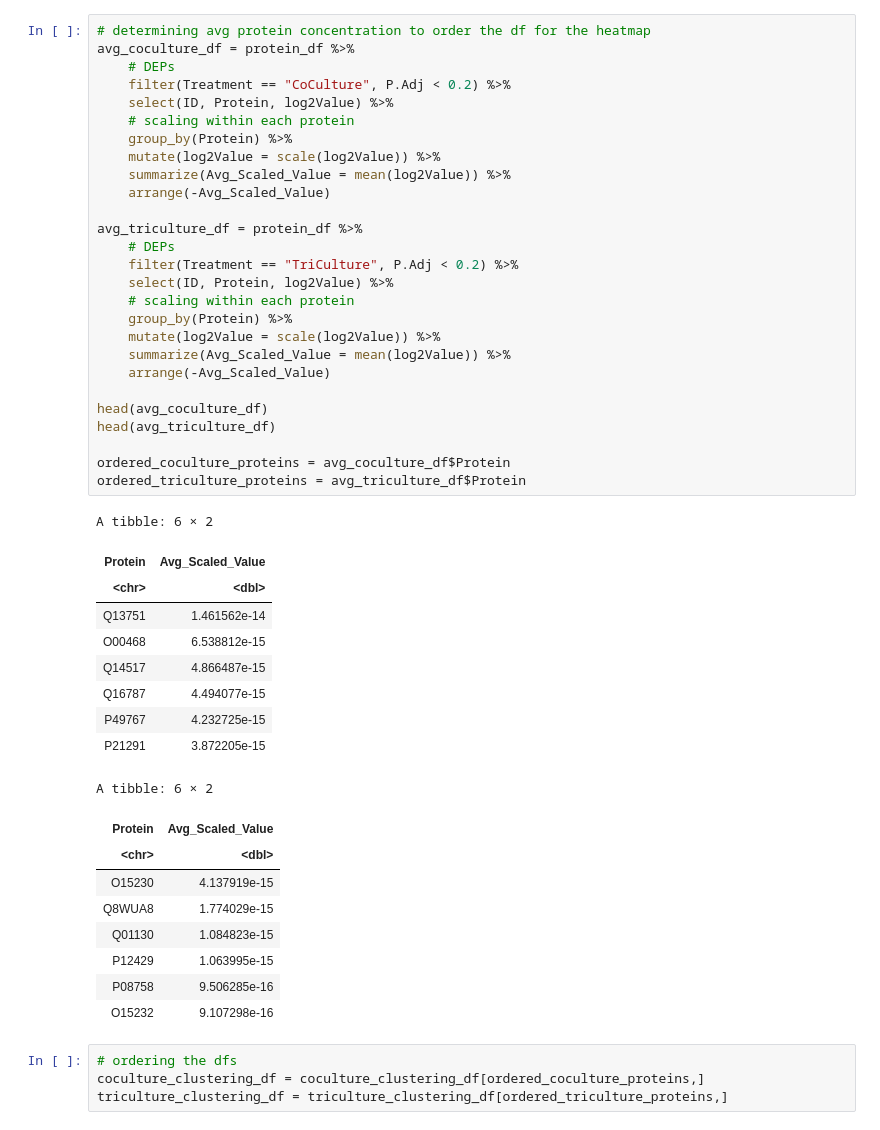
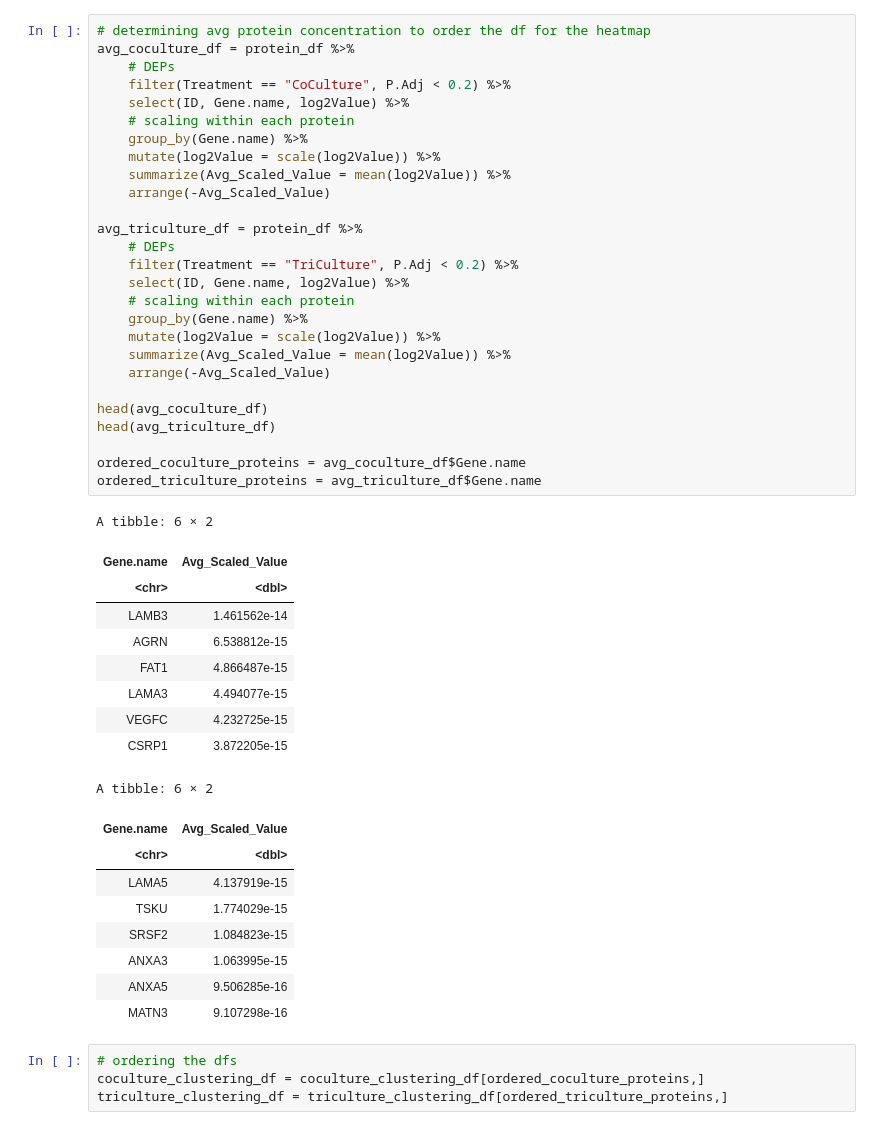
Before and after one commit to alexispayton/Wildfires-and-Extracellular-Vesicles-EVs-Woodsmoke-Alters-EV-Proteomic-Signatures-involved-in-Ext, a Jupyter notebook: 6. Hierarchical Clustering Heatmap/Hierarchical Clustering Heatmap.ipynb, the cells around one changed output. Cells and saved outputs as stored; diff of their text form.

```diff
--- a/6. Hierarchical Clustering Heatmap/Hierarchical Clustering Heatmap.ipynb
+++ b/6. Hierarchical Clustering Heatmap/Hierarchical Clustering Heatmap.ipynb
@@ -85,49 +85,49 @@ A data.frame: 6 × 12
 # %%
 # determining avg protein concentration to order the df for the heatmap
 avg_coculture_df = protein_df %>%
     # DEPs
     filter(Treatment == "CoCulture", P.Adj < 0.2) %>%
-    select(ID, Protein, log2Value) %>%
+    select(ID, Gene.name, log2Value) %>%
     # scaling within each protein
-    group_by(Protein) %>%
+    group_by(Gene.name) %>%
     mutate(log2Value = scale(log2Value)) %>%
     summarize(Avg_Scaled_Value = mean(log2Value)) %>%
     arrange(-Avg_Scaled_Value)
 
 avg_triculture_df = protein_df %>%
     # DEPs
     filter(Treatment == "TriCulture", P.Adj < 0.2) %>%
-    select(ID, Protein, log2Value) %>%
+    select(ID, Gene.name, log2Value) %>%
     # scaling within each protein
-    group_by(Protein) %>%
+    group_by(Gene.name) %>%
     mutate(log2Value = scale(log2Value)) %>%
     summarize(Avg_Scaled_Value = mean(log2Value)) %>%
     arrange(-Avg_Scaled_Value)
 
 head(avg_coculture_df)
 head(avg_triculture_df)
 
-ordered_coculture_proteins = avg_coculture_df$Protein
-ordered_triculture_proteins = avg_triculture_df$Protein
+ordered_coculture_proteins = avg_coculture_df$Gene.name
+ordered_triculture_proteins = avg_triculture_df$Gene.name
 # %% [output]
 A tibble: 6 × 2
-| Protein | Avg_Scaled_Value |
+| Gene.name | Avg_Scaled_Value |
 | <chr> | <dbl> |
-| Q13751 | 1.461562e-14 |
-| O00468 | 6.538812e-15 |
-| Q14517 | 4.866487e-15 |
-| Q16787 | 4.494077e-15 |
-| P49767 | 4.232725e-15 |
-| P21291 | 3.872205e-15 |
+| LAMB3 | 1.461562e-14 |
+| AGRN | 6.538812e-15 |
+| FAT1 | 4.866487e-15 |
+| LAMA3 | 4.494077e-15 |
+| VEGFC | 4.232725e-15 |
+| CSRP1 | 3.872205e-15 |
 A tibble: 6 × 2
-| Protein | Avg_Scaled_Value |
+| Gene.name | Avg_Scaled_Value |
 | <chr> | <dbl> |
-| O15230 | 4.137919e-15 |
-| Q8WUA8 | 1.774029e-15 |
-| Q01130 | 1.084823e-15 |
-| P12429 | 1.063995e-15 |
-| P08758 | 9.506285e-16 |
-| O15232 | 9.107298e-16 |
+| LAMA5 | 4.137919e-15 |
+| TSKU | 1.774029e-15 |
+| SRSF2 | 1.084823e-15 |
+| ANXA3 | 1.063995e-15 |
+| ANXA5 | 9.506285e-16 |
+| MATN3 | 9.107298e-16 |
 # %%
 # ordering the dfs
 coculture_clustering_df = coculture_clustering_df[ordered_coculture_proteins,]
```
Also changed, not shown: parts of 5 cells of this notebook.
